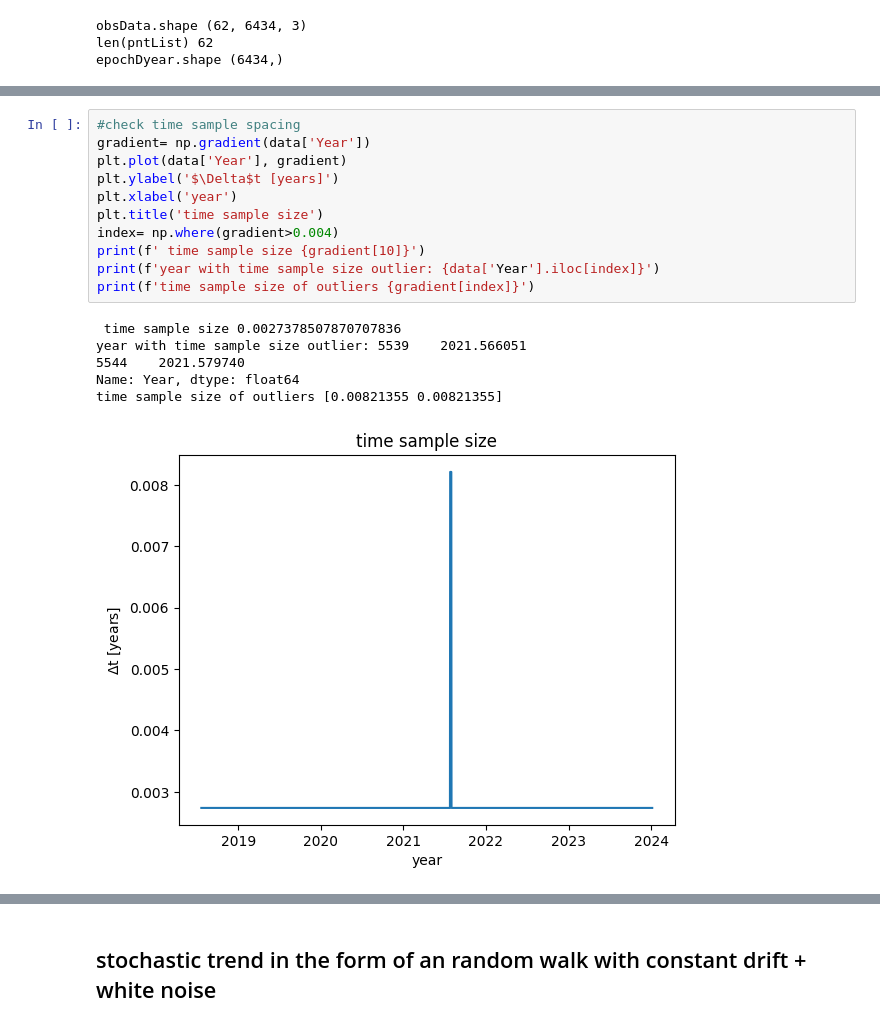
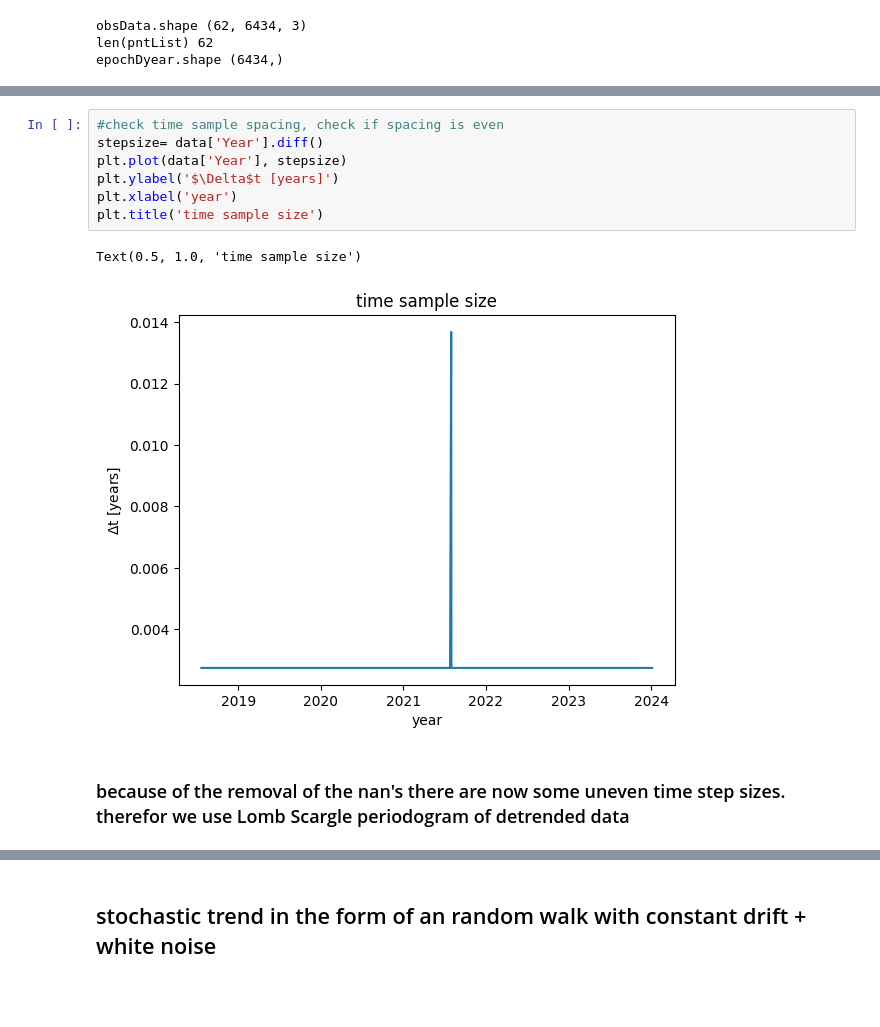
Before and after one commit to ICSlingerland/Groningen-Deformation-lab, a Jupyter notebook: stmread.ipynb, the cells around one changed output, grey strips where cells are left out. Saved outputs shown, nothing was run; the diff lists cells and outputs as text; blank space fills up the shorter version.

```diff
--- a/stmread.ipynb
+++ b/stmread.ipynb
@@ -208,21 +187,15 @@ plt.grid()
 # %% [output]
 [figure]
 # %%
-#check time sample spacing
-gradient= np.gradient(data['Year'])
-plt.plot(data['Year'], gradient)
+#check time sample spacing, check if spacing is even
+stepsize= data['Year'].diff()
+plt.plot(data['Year'], stepsize)
 plt.ylabel('$\Delta$t [years]')
 plt.xlabel('year')
 plt.title('time sample size')
-index= np.where(gradient>0.004)
-print(f' time sample size {gradient[10]}')
-print(f'year with time sample size outlier: {data['Year'].iloc[index]}')
-print(f'time sample size of outliers {gradient[index]}')
 # %% [output]
- time sample size 0.0027378507870707836
-year with time sample size outlier: 5539    2021.566051
-5544    2021.579740
-Name: Year, dtype: float64
-time sample size of outliers [0.00821355 0.00821355]
+Text(0.5, 1.0, 'time sample size')
-[figure, old version]
+[figure, new version]
+# %% [markdown]
+### because of the removal of the nan's there are now some uneven time step sizes. therefor we use Lomb Scargle periodogram of detrended data
 # %%
```
Also changed, not shown: parts of 82 cells of this notebook, 6 other files.
